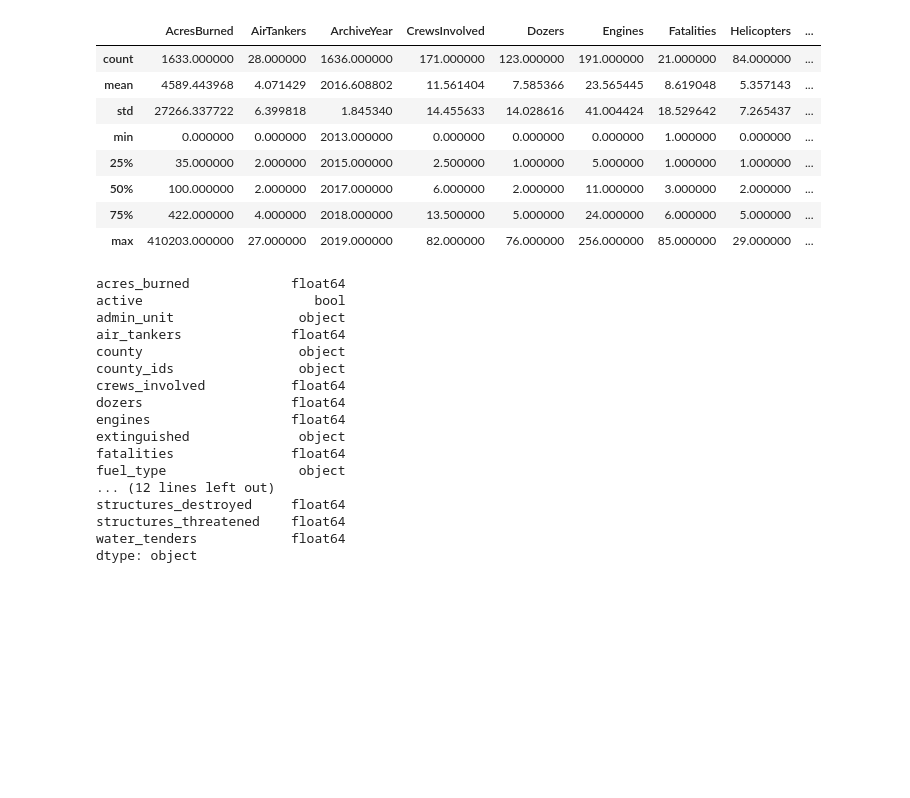
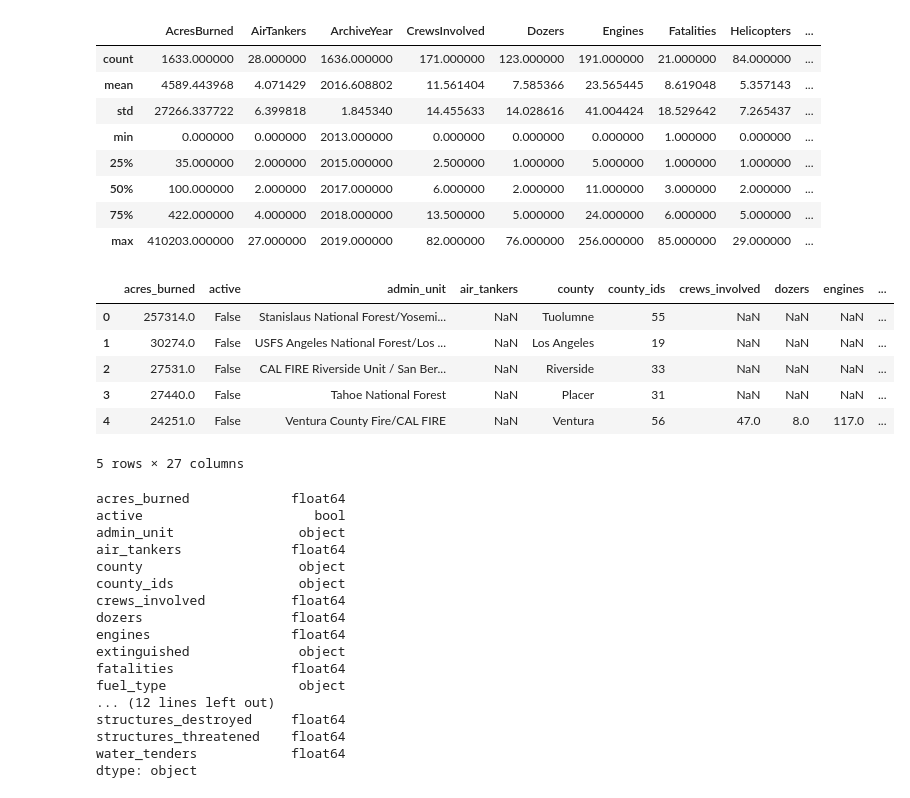
Before and after one commit to ericpiper/etl, a Jupyter notebook: etl_project.ipynb, the cells around one changed output. Drawn from its saved outputs; the diff is of its cells as text; code cells hidden in the pictures; blank space fills up the shorter version.

```diff
--- a/etl_project.ipynb
+++ b/etl_project.ipynb
@@ -130,15 +156,28 @@ fire_df = fire_df.drop(columns=['CanonicalUrl', 'ConditionStatement', 'ControlSt
 fire_df['Started'] = pd.to_datetime(fire_df['Started']).dt.strftime("%m/%d/%Y")
 fire_df['Extinguished'] = pd.to_datetime(fire_df['Extinguished']).dt.strftime("%m/%d/%Y")
 # %%
-# Renamed columns with underscores for postgres & lowercase
+# Renamed columns with underscores for postgres
 fire_df = fire_df.rename(columns={'AcresBurned':'acres_burned','ArchiveYear':'archive_year', 'AdminUnit':'admin_unit',
                                 'AirTankers':'air_tankers','CountyIds':'county_ids', 'CrewsInvolved':'crews_involved',
                                 'FuelType':'fuel_type', 'MajorIncident':'major_incident', 'PersonnelInvolved':'personnel_involved',
                                 'SearchDescription':'search_description', 'SearchKeywords':'search_keywords', 'StructuresDamaged':'structures_damaged',
-                                'StructuresDestroyed':'structures_destroyed', 'StructuresThreatened':'structures_threatened', 'WaterTenders':'water_tenders', 'Active':'active', 'County':'county',
-                                'Dozers':'dozers', 'Engines':'engines', 'Extinguished':'extinguished', 'Fatalities':'fatalities', 'Helicopters':'helicopters',
-                                'Injuries':'injuries', 'Latitude':'latitude', 'Location':'location', 'Longitude':'longitude', 'Name':'name', 'Started':'started'})
-fire_df = fire_df.rename(columns={'Counties':'county'})
+                                'StructuresDestroyed':'structures_destroyed', 'StructuresThreatened':'structures_threatened', 'WaterTenders':'water_tenders',})
+
+#lowercase heading
+fire_df.columns =  map(str.lower, fire_df.columns)
+
+
+# Rename Counties column county
+fire_df = fire_df.rename(columns={'counties':'county'})
+fire_df.head()
+# %% [output]
+|  | acres_burned | active | admin_unit | air_tankers | county | county_ids | crews_involved | dozers | engines | ... |
+| 0 | 257314.0 | False | Stanislaus National Forest/Yosemi... | NaN | Tuolumne | 55 | NaN | NaN | NaN | ... |
+| 1 | 30274.0 | False | USFS Angeles National Forest/Los ... | NaN | Los Angeles | 19 | NaN | NaN | NaN | ... |
+| 2 | 27531.0 | False | CAL FIRE Riverside Unit / San Ber... | NaN | Riverside | 33 | NaN | NaN | NaN | ... |
+| 3 | 27440.0 | False | Tahoe National Forest | NaN | Placer | 31 | NaN | NaN | NaN | ... |
+| 4 | 24251.0 | False | Ventura County Fire/CAL FIRE | NaN | Ventura | 56 | 47.0 | 8.0 | 117.0 | ... |
+5 rows × 27 columns
 # %%
 fire_df.dtypes
 # %% [output]
```
Also changed, not shown: parts of 11 cells of this notebook, 2 other files.
